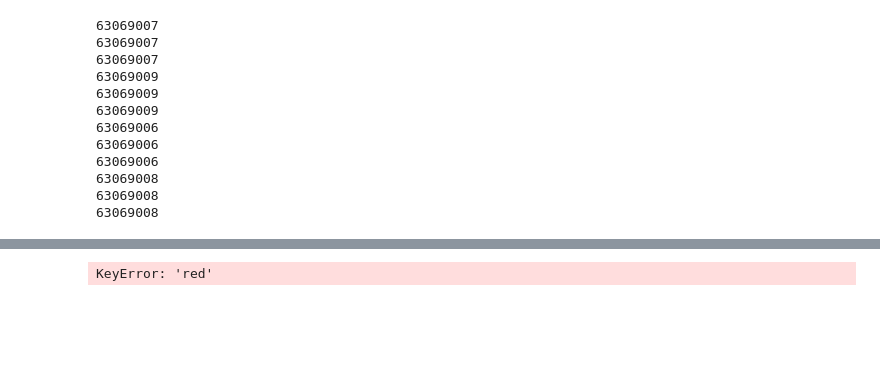
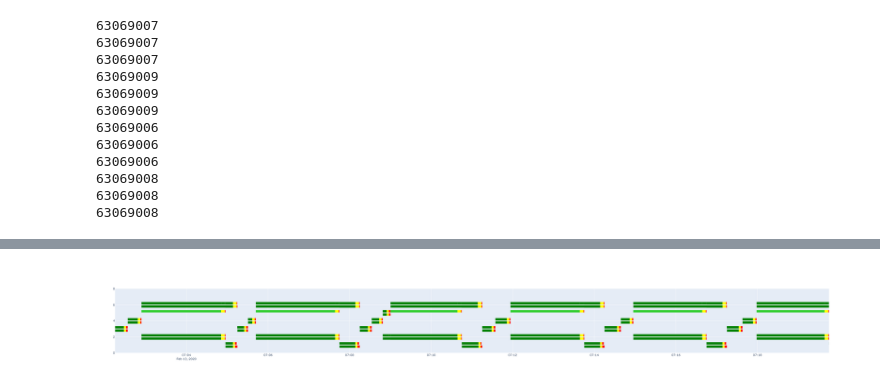
Before and after one commit to UnivOfAlabama-BittleResearchGroup/us69-research-paper-plotting, a Jupyter notebook: offline_analysis/traffic_light_analysis.ipynb, the cells around one changed output, grey strips where cells are left out. Drawn from its saved outputs; the diff is of its cells as text; code cells hidden in the pictures; blank space fills up the shorter version.

Commit message:
updated traffic light plotting

```diff
--- a/offline_analysis/traffic_light_analysis.ipynb
+++ b/offline_analysis/traffic_light_analysis.ipynb
@@ -36,7 +36,7 @@ tls_phasing = global_params.tl_phase_description
 # %% [markdown]
 ## Enter the Simulation Parameters
 # %%
-sim_start_time = '02/12/2020 23:00:00.000'
+sim_start_time = '02/13/2020 07:00:00.000'
 # %% [markdown]
 ## Process SUMO traffic light output file
 # %%
@@ -119,20 +114,43 @@ def phase_infer(row):
 
     green_list = []
     yellow_list = []
+    yield_list = []
     for i, letter in enumerate(phase_state):
         try:
             if letter == 'G':
                 green_list.append(tls_phasing_dict[tl_id][i])
             if letter == 'y':
                 yellow_list.append(tls_phasing_dict[tl_id][i])
+            if letter == 'g':
+                yield_list.append(tls_phasing_dict[tl_id][i])
         except IndexError:
             print(letter, i, tl_id, phase_state, row['interval_begin_dt'])
     unique_green = list(set(green_list))
     unique_yellow = list(set(yellow_list))
-
-    return [unique_green, unique_yellow]
+    unique_yield = list(set(yield_list))
+    return [unique_green, unique_yellow, unique_yield]
+# %%
+def red_infer(df):
+    # applied by rolling
+    red_list = []
+    unique_red = []
+    if not pd.isna(df['phase_state_old']):
+        for i, phase in enumerate(zip(df['phase_state_old'], df['phase_state_new'])):
+            old, new = phase
+            if (new != old) and (old =='r'):
+                red_list.append(tls_phasing_dict[int(tl_id)][i])
+        unique_red = list(set(red_list))
+#     print(unique_red)
+    return unique_red
 # %%
 for tl_id in tls_dict.keys():
     phase_stack = tls_dict[tl_id].apply(phase_infer, axis=1)
     tls_dict[tl_id]['green'] = [x[0] for x in phase_stack.values]
     tls_dict[tl_id]['yellow'] = [x[1] for x in phase_stack.values]
+    tls_dict[tl_id]['yield'] = [x[2] for x in phase_stack.values]
+
+    temp_df = pd.DataFrame()
+    temp_df['phase_state_old'] = tls_dict[tl_id]['phase_state'].shift(-1).values
+    temp_df['phase_state_new'] = tls_dict[tl_id]['phase_state'].values
+    tls_dict[tl_id]['red'] = temp_df.apply(red_infer, axis=1).shift(1).values
+    tls_dict[tl_id]['red'].iloc[0] = []  # this will throw a warning but it works
@@ -382,39 +442,54 @@ for i in range(len(plot_sumo_df.index)):
                     )
                 )
     )
+    for j in range(len(plot_sumo_df['yield'].iloc[i])):
+        fig.add_shape(
+                # Line Horizontal
+                dict(
+                    type="line",
+                    x0=plot_sumo_df['interval_begin_dt'].iloc[i],
+                    y0=plot_sumo_df['yield'].iloc[i][j] + offset,
+                    x1=plot_sumo_df['interval_end_dt'].iloc[i],
+                    y1=plot_sumo_df['yield'].iloc[i][j] + offset,
+                    line=dict(
+                        color="limegreen",
+                        width=width
+                    )
+                )
+        )
 
 for state in plot_rw_dict.keys():
 
     for i in range(len(plot_rw_dict[state].index)):
 
         for j in range(1,3):
 
             if plot_rw_dict[state]['phase_' + str(j)].iloc[i] != "":
 
                 phase = plot_rw_dict[state]['phase_' + str(j)].iloc[i]
                 end_time = plot_rw_dict[state]['phase_' + str(j) + '_off_time'].iloc[i]
 
                 fig.add_shape(
                     dict(
                         type="line",
                         x0=plot_rw_dict[state].index[i],
                         y0=phase - offset,
                         x1=end_time,
                         y1=phase - offset,
                         line=dict(
                             color=state_settings[state]['color'],
                             width=width
                         )
                     )
                 )
 
 fig.update_layout({'hovermode': 'closest', 'xaxis': {'showspikes': True}
     })
 
 fig.update_shapes(dict(xref='x', yref='y'))
 fig.show()
 # %% [output]
-KeyError: 'red'
+[figure, added]
 # %%
 from IPython.display import display_html
 
```
Also changed, not shown: parts of 6 cells of this notebook.
